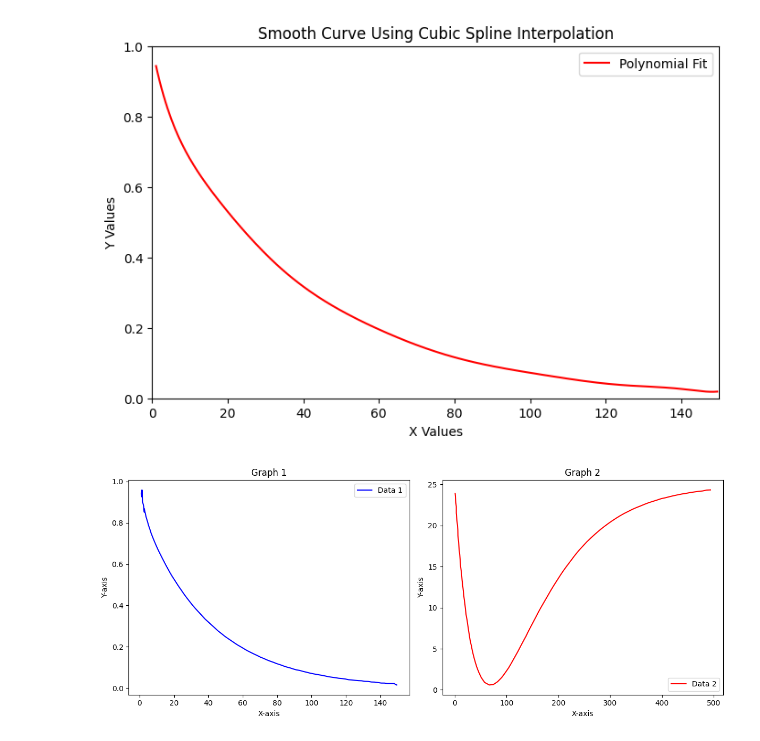
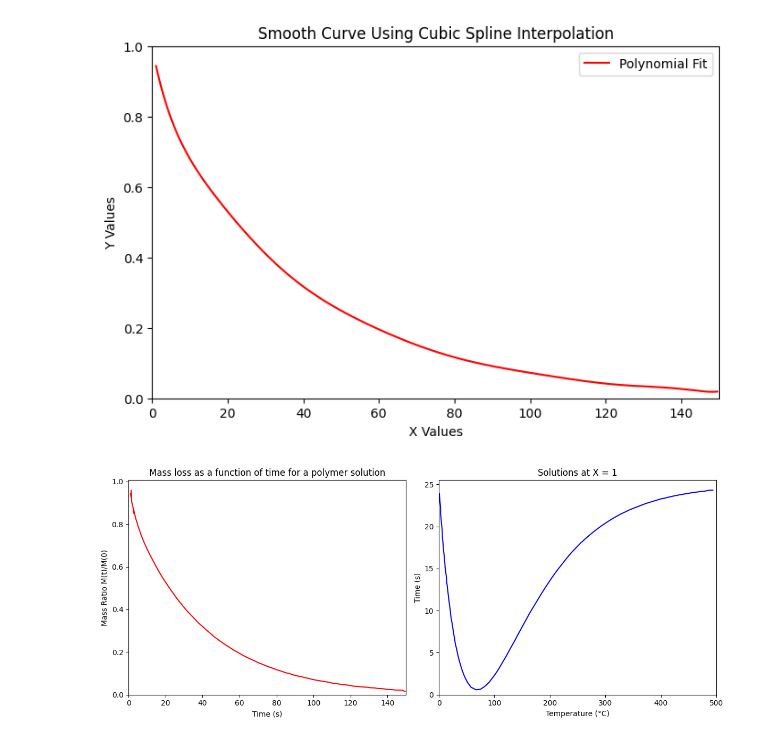
Before and after one commit to lemontang3/Python_Physics, a Jupyter notebook: graphs.ipynb, the cells around one changed output. Cells and saved outputs as stored; diff of their text form; code cells hidden in the pictures.

Commit message:
graphs done phew

```diff
--- a/graphs.ipynb
+++ b/graphs.ipynb
@@ -126,40 +126,48 @@ plt.show()
 # %%
 import pandas as pd
 import matplotlib.pyplot as plt
 
 # Load first CSV file
 df1 = pd.read_csv("data.csv")
 df1 = df1.sort_values(by=df1.columns[0])  # Sort by x values
 
 # Load second CSV file
 df2 = pd.read_csv("data2.csv")
 df2 = df2.sort_values(by=df2.columns[0])  # Sort by x values
 
 # Extract x and y values
 x1, y1 = df1.iloc[:, 0], df1.iloc[:, 1]  # First column as x, second as y
 x2, y2 = df2.iloc[:, 0], df2.iloc[:, 1]
 
 # Create a figure with two subplots
 fig, axes = plt.subplots(1, 2, figsize=(12, 5))  # 1 row, 2 columns
 
 # Plot first graph
-axes[0].plot(x1, y1, linestyle='-', color='b', label="Data 1")
-axes[0].set_title("Graph 1")
-axes[0].set_xlabel("X-axis")
-axes[0].set_ylabel("Y-axis")
-axes[0].legend()
+axes[0].plot(x1, y1, linestyle='-', color='r', label="Data 1")
+axes[0].set_title("Mass loss as a function of time for a polymer solution")
+axes[0].set_xlabel("Time (s)")
+axes[0].set_ylabel("Mass Ratio M(t)/M(0)")
 axes[0].grid(False)
 
+# Force axes to start at 0
+axes[0].set_xlim(left=0)  # X-axis starts at 0
+axes[0].set_xlim(right=150)  # X-axis starts at 0
+axes[0].set_ylim(bottom=0)  # Y-axis starts at 0
+
 # Plot second graph
-axes[1].plot(x2, y2, linestyle='-', color='r', label="Data 2")
-axes[1].set_title("Graph 2")
-axes[1].set_xlabel("X-axis")
-axes[1].set_ylabel("Y-axis")
-axes[1].legend()
+axes[1].plot(x2, y2, linestyle='-', color='b', label="Data 2")
+axes[1].set_title("Solutions at X = 1")
+axes[1].set_xlabel("Temperature (°C)")
+axes[1].set_ylabel("Time (s)")
 axes[1].grid(False)
+
+# Force axes to start at 0
+axes[1].set_xlim(left=0)  # X-axis starts at 0
+axes[1].set_xlim(right=500)  # X-axis starts at 0
+axes[1].set_ylim(bottom=0)  # Y-axis starts at 0
 
 # Adjust layout and show the plots
 plt.tight_layout()
 plt.show()
 # %% [output]
-[figure, old version]
+[figure, new version]
```
